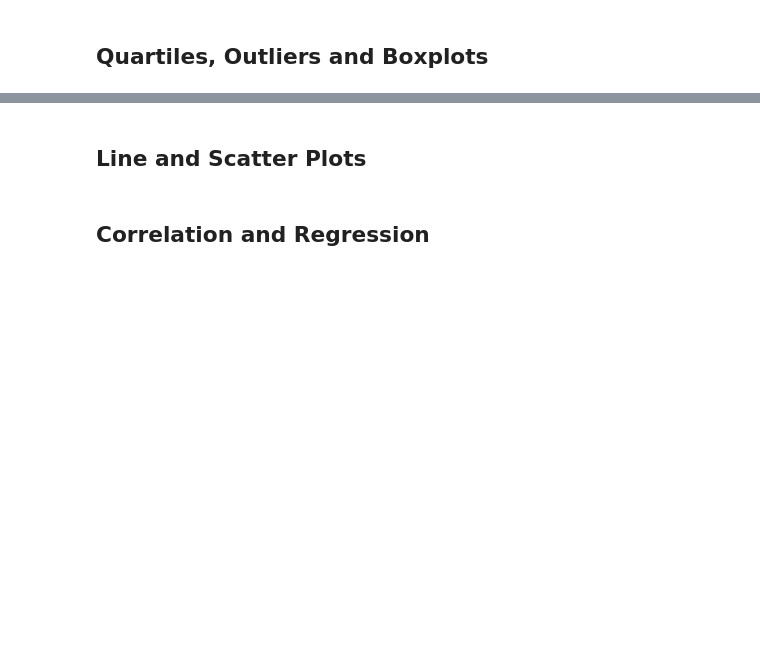
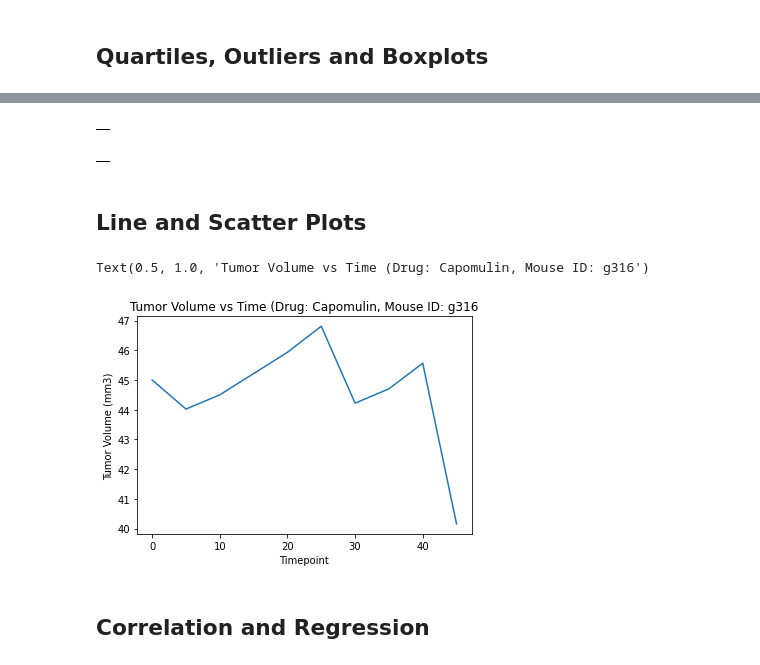
Before and after one commit to zachherington/matplotlib-challenge, a Jupyter notebook: Homework/Pymaceuticals/pymaceuticals_hw_submission.ipynb, the cells around one changed output, grey strips where cells are left out. Saved outputs shown, nothing was run; the diff lists cells and outputs as text; code cells hidden in the pictures; blank space fills up the shorter version.

Commit message:
Quartiles section is complete except for outliers list. Box plot is also not completed. Line graph is completed however. Also need to finish scatter and conclusions.

```diff
--- a/Homework/Pymaceuticals/pymaceuticals_hw_submission.ipynb
+++ b/Homework/Pymaceuticals/pymaceuticals_hw_submission.ipynb
@@ -146,2 +189,50 @@ plt.legend()
+# %%
+# Setting df for Infubinol
+inf_final_vol = cleaned_df.loc[(cleaned_df['Drug Regimen'] == 'Infubinol') & (cleaned_df['Timepoint'] == 45)]
+inf_volumes = inf_final_vol['Tumor Volume (mm3)']
+
+# Infubinol: Quartiles, IQR, and Outlier Bourdaries
+inf_quart = inf_volumes.quantile([.25,.5,.75])
+inf_lquart = inf_quart[0.25]
+inf_uquart = inf_quart[0.75]
+inf_iqr = inf_uquart - inf_lquart
+inf_lbound = inf_lquart - (1.5*inf_iqr)
+inf_ubound = inf_uquart + (1.5*inf_iqr)
+
+# List of potential outliers
+inf_outliers = pd.DataFrame([])
+
+for vol in inf_volumes:
+    if vol > inf_ubound:
+        inf_outliers = inf_outliers.append(pd.DataFrame({'Outliers': vol}))
+    if  vol < inf_lbound:
+        inf_outliers = inf_outliers.append(pd.DataFrame({'Outliers': vol}))
+inf_outliers
+# %% [output]
+|  |
+# %%
+# Setting df for Ceftamin
+cef_final_vol = cleaned_df.loc[(cleaned_df['Drug Regimen'] == 'Ceftamin') & (cleaned_df['Timepoint'] == 45)]
+cef_volumes = cef_final_vol['Tumor Volume (mm3)']
+
+# Ceftamin: Quartiles, IQR, and Outlier Bourdaries
+cef_quart = cef_volumes.quantile([.25,.5,.75])
+cef_lquart = cef_quart[0.25]
+cef_uquart = cef_quart[0.75]
+cef_iqr = cef_uquart - cef_lquart
+cef_lbound = cef_lquart - (1.5*cef_iqr)
+cef_ubound = cef_uquart + (1.5*cef_iqr)
+
+# List of potential outliers
+cef_outliers = pd.DataFrame([])
+
+for vol in cef_volumes:
+    if vol > cef_ubound:
+        cef_outliers = cef_outliers.append(pd.DataFrame({'Outliers': vol}))
+    if  vol < cef_lbound:
+        cef_outliers = cef_outliers.append(pd.DataFrame({'Outliers': vol}))
+cef_outliers
+# %% [output]
+|  |
 # %%
 # Put treatments into a list for for loop (and later for plot labels)
@@ -169,3 +259,21 @@ plt.legend()
+# %%
+# Generate a line plot of time point versus tumor volume for a mouse treated with Capomulin
+
+# Use .loc to get specific dataframe
+cap_g316 = cleaned_df.loc[(cleaned_df['Drug Regimen'] == 'Capomulin') & (cleaned_df['Mouse ID'] == 'g316')]
+# cap_g316 = cap_g316.drop(columns = ['Timepoint','Sex','Age_months', 'Weight (g)','Metastatic Sites'])
+cap_g316
+
+# Set axes
+x_axis = cap_g316['Timepoint']
+y_axis = cap_g316['Tumor Volume (mm3)']
+plt.plot(x_axis,y_axis)
+plt.xlabel('Timepoint')
+plt.ylabel('Tumor Volume (mm3)')
+plt.title('Tumor Volume vs Time (Drug: Capomulin, Mouse ID: g316')
+# %% [output]
+Text(0.5, 1.0, 'Tumor Volume vs Time (Drug: Capomulin, Mouse ID: g316')
+[figure, added]
 # %%
 # Generate a scatter plot of mouse weight versus average tumor volume for the Capomulin regimen
 # %% [markdown]
```
Also changed, not shown: parts of 5 cells of this notebook.
